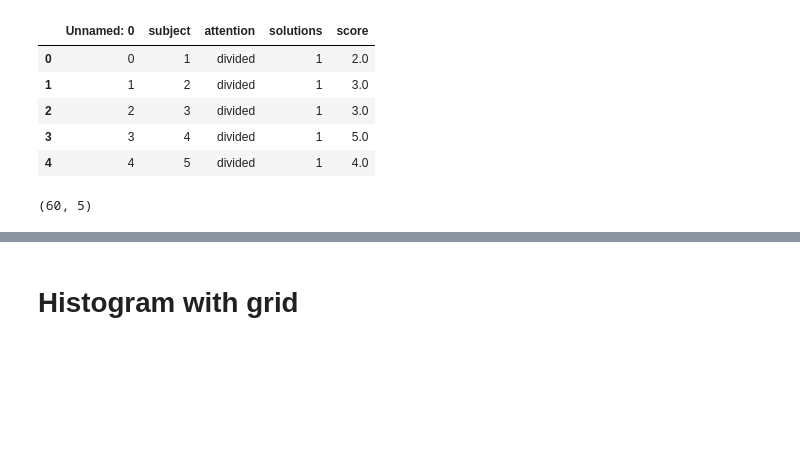
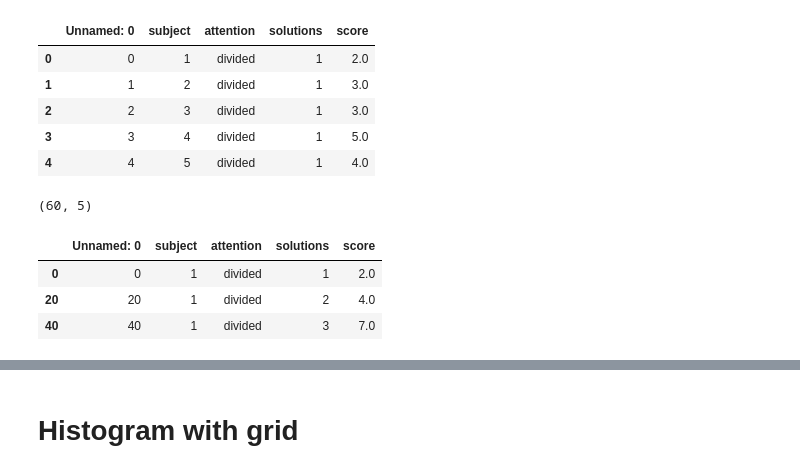
Before and after one commit to denisebby/plots, a Jupyter notebook: practice.ipynb, the cells around one changed output, grey strips where cells are left out. Saved outputs shown, nothing was run; the diff lists cells and outputs as text; code cells hidden in the pictures; blank space fills up the shorter version.

```diff
--- a/practice.ipynb
+++ b/practice.ipynb
@@ -26,6 +29,13 @@ print(att_df.shape)
 | 3 | 3 | 4 | divided | 1 | 5.0 |
 | 4 | 4 | 5 | divided | 1 | 4.0 |
 (60, 5)
+# %%
+att_df.query("subject == 1")
+# %% [output]
+|  | Unnamed: 0 | subject | attention | solutions | score |
+| 0 | 0 | 1 | divided | 1 | 2.0 |
+| 20 | 20 | 1 | divided | 2 | 4.0 |
+| 40 | 40 | 1 | divided | 3 | 7.0 |
 # %%
 
 
```
Also changed, not shown: parts of 8 cells of this notebook.
